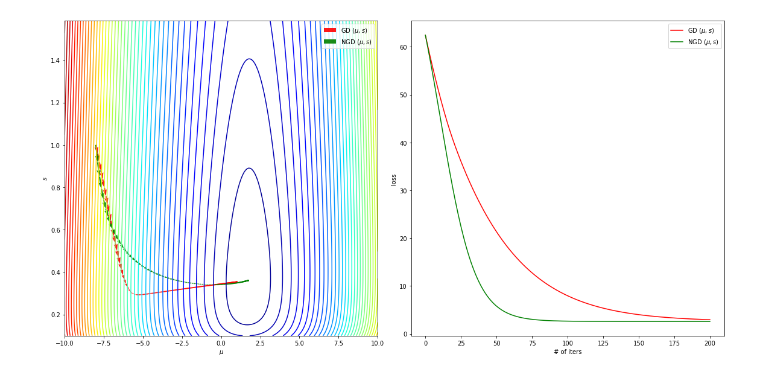
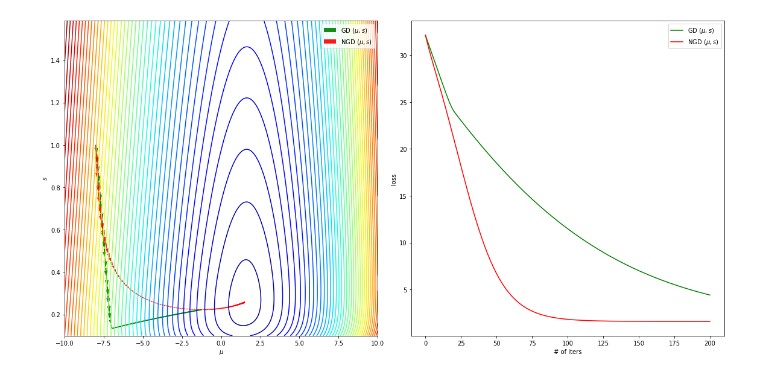
Before and after one commit to informationgeometryML/informationgeometryML.github.io, a Jupyter notebook: embedded/nb_gd_vs_ngd.ipynb, the cells around one changed output. Cells and saved outputs as stored; diff of their text form; code cells hidden in the pictures.

```diff
--- a/embedded/nb_gd_vs_ngd.ipynb
+++ b/embedded/nb_gd_vs_ngd.ipynb
@@ -9,7 +9,7 @@ from jax import grad, jit, value_and_grad
 # %%
 @jit
 def loss(mu,v):
-    b1 = 0.8; b2 = 0.01;
+    b1 = 0.5; b2 = 0.01;
     a1 = 2.0; a2 = 5.0;
     ls = b1*(mu**2+v - 2.0*a1*mu + a1**2) + b2*( (mu**3+3.0*mu*v) - 3.0*a2*(mu**2+v) + 3.0*(a2**2)*mu - a2**3 ) +4.0/v
     return ls
@@ -93,28 +90,28 @@ anglesy_ngd_pre = np.array(s_ngd_pre_hist)[1:] - np.array(s_ngd_pre_hist)[:-1]
 # %%
 fig = plt.figure(figsize = (16,8))
 ax = fig.add_subplot(1, 2, 1)
 
 #Contour plot
 ax.contour(mu_list, s_list, Z, 50, cmap = 'jet')
 
 ax.quiver(mu_gd_pre_hist[:-1], s_gd_pre_hist[:-1], anglesx_gd_pre, anglesy_gd_pre,
-          label='GD $(\mu,s)$', scale_units = 'xy', angles = 'xy', scale = 1, color = 'r', alpha = .9)
+          label='GD $(\mu,s)$', scale_units = 'xy', angles = 'xy', scale = 1, color = 'g', alpha = .9)
 
 ax.quiver(mu_ngd_pre_hist[:-1], s_ngd_pre_hist[:-1], anglesx_ngd_pre, anglesy_ngd_pre,
-          label='NGD $(\mu,s)$', scale_units = 'xy', angles = 'xy', scale = 1, color = 'g', alpha = .9)
+          label='NGD $(\mu,s)$', scale_units = 'xy', angles = 'xy', scale = 1, color = 'r', alpha = .9)
 
 ax.set_xlabel('$\mu$')
 ax.set_ylabel('$s$')
 ax.legend(loc='upper right')
 
 ax = fig.add_subplot(1, 2, 2)
-ax.plot(np.array(list(range(0, max_num_iters+1))),gd_pre_history,label='GD $(\mu,s)$',color='r')
-ax.plot(np.array(list(range(0, max_num_iters+1))),ngd_pre_history,label='NGD $(\mu,s)$',color='g')
+ax.plot(np.array(list(range(0, max_num_iters+1))),gd_pre_history,label='GD $(\mu,s)$',color='g')
+ax.plot(np.array(list(range(0, max_num_iters+1))),ngd_pre_history,label='NGD $(\mu,s)$',color='r')
 ax.legend(loc='upper right')
 ax.set_xlabel('# of iters')
 ax.set_ylabel('loss')
 
 plt.tight_layout()
 plt.show()
 # %% [output]
-[figure, old version]
+[figure, new version]
```
Also changed, not shown: parts of 2 cells of this notebook.
